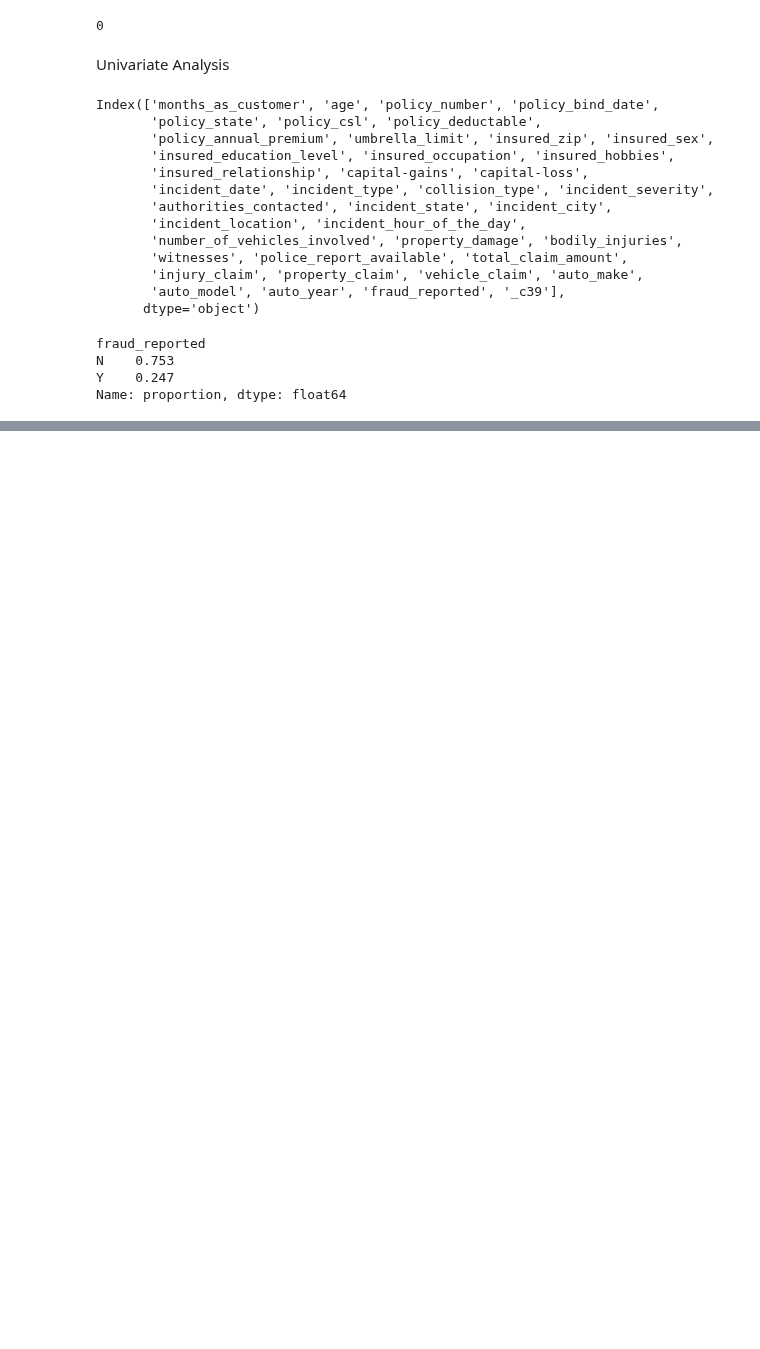
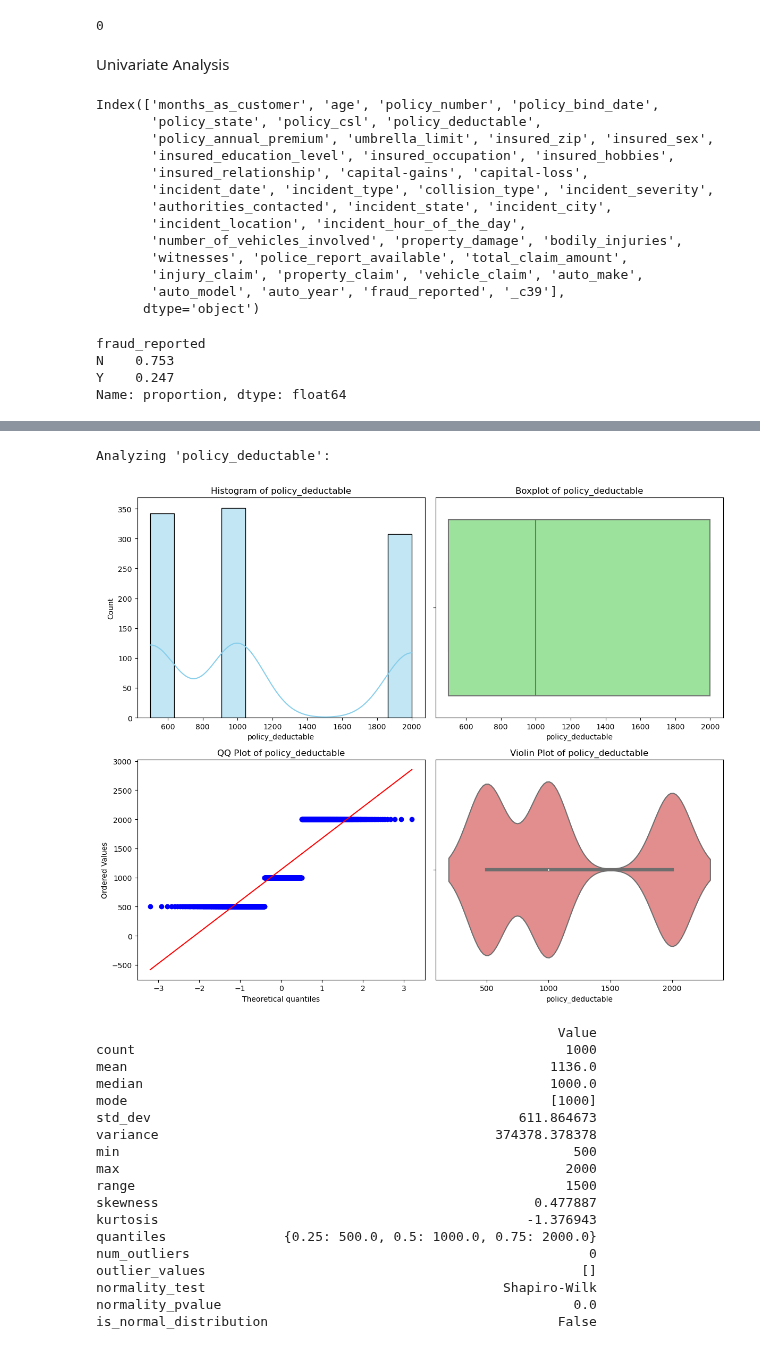
Before and after one commit to She-LoyceTsuma/Capstone, a Jupyter notebook: insurancenotebook.ipynb, the cells around one changed output, grey strips where cells are left out. Saved outputs shown, nothing was run; the diff lists cells and outputs as text; code cells hidden in the pictures; blank space fills up the shorter version.

```diff
--- a/insurancenotebook.ipynb
+++ b/insurancenotebook.ipynb
@@ -239,0 +262,23 @@ is_normal_distribution                                     False
+# %%
+univariate_analysis(df, cols=['policy_deductable'], output_dir=None)
+# %% [output]
+Analyzing 'policy_deductable':
+[figure, added]
+                                                           Value
+count                                                       1000
+mean                                                      1136.0
+median                                                    1000.0
+mode                                                      [1000]
+std_dev                                               611.864673
+variance                                           374378.378378
+min                                                          500
+max                                                         2000
+range                                                       1500
+skewness                                                0.477887
+kurtosis                                               -1.376943
+quantiles               {0.25: 500.0, 0.5: 1000.0, 0.75: 2000.0}
+num_outliers                                                   0
+outlier_values                                                []
+normality_test                                      Shapiro-Wilk
+normality_pvalue                                             0.0
+is_normal_distribution                                     False
```
Also changed, not shown: parts of 6 cells of this notebook.
